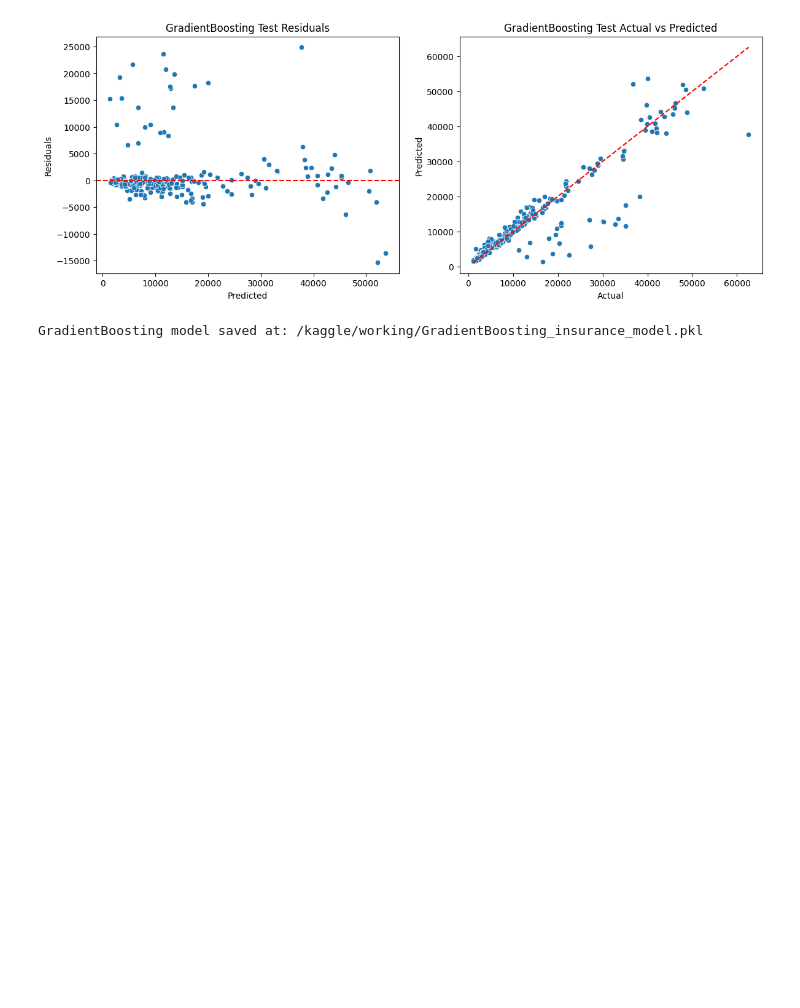
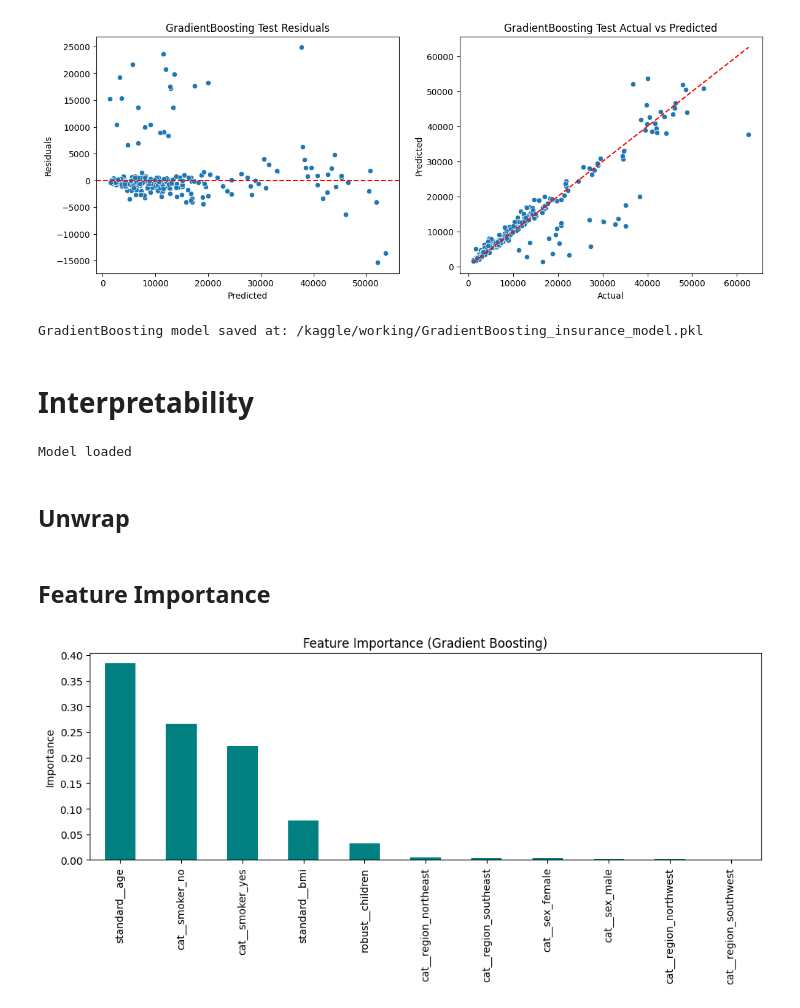
Before and after one commit to bijay-odyssey/Regression, a Jupyter notebook: Medical Insurance Forecast/Medical Insurance Forecast Model.ipynb, the cells around one changed output. Saved outputs shown, nothing was run; the diff lists cells and outputs as text; code cells hidden in the pictures; blank space fills up the shorter version.

Commit message:
Kaggle Notebook | Medical Insurance Forecast Model | Version 4

```diff
--- a/Medical Insurance Forecast/Medical Insurance Forecast Model.ipynb
+++ b/Medical Insurance Forecast/Medical Insurance Forecast Model.ipynb
@@ -379,3 +379,35 @@ GradientBoosting Test Metrics:
 RMSE: 4936.015, MAE: 2287.638, R2: 0.841
 [figure]
 GradientBoosting model saved at: /kaggle/working/GradientBoosting_insurance_model.pkl
+# %% [markdown]
+# Interpretability
+# %%
+import joblib
+
+model_path = "/kaggle/working/GradientBoosting_insurance_model.pkl"
+model = joblib.load(model_path)
+
+print("Model loaded")
+# %% [output]
+Model loaded
+# %% [markdown]
+## Unwrap
+# %%
+ttr = model
+pipe = ttr.regressor_
+gb_model = pipe.named_steps["model"]
+preprocessor = pipe.named_steps["preprocessor"]
+# %% [markdown]
+## Feature Importance
+# %%
+importances = gb_model.feature_importances_
+feat_imp = pd.Series(importances, index=feature_names).sort_values(ascending=False)
+
+plt.figure(figsize=(10,5))
+feat_imp.plot(kind='bar', color='teal')
+plt.title("Feature Importance (Gradient Boosting)")
+plt.ylabel("Importance")
+plt.tight_layout()
+plt.show()
+# %% [output]
+[figure, added]
```
Also changed, not shown: parts of 2 cells of this notebook.
